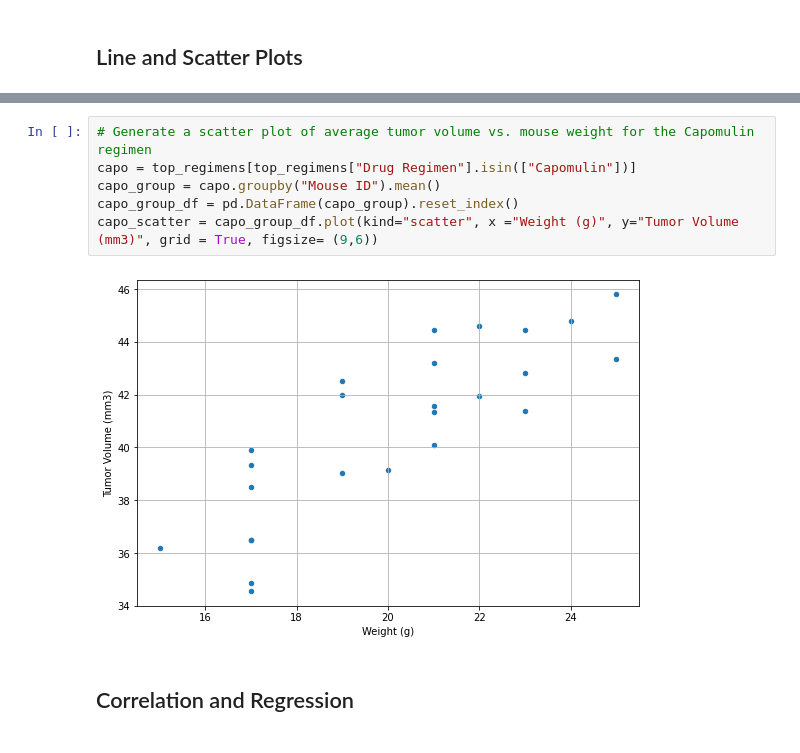
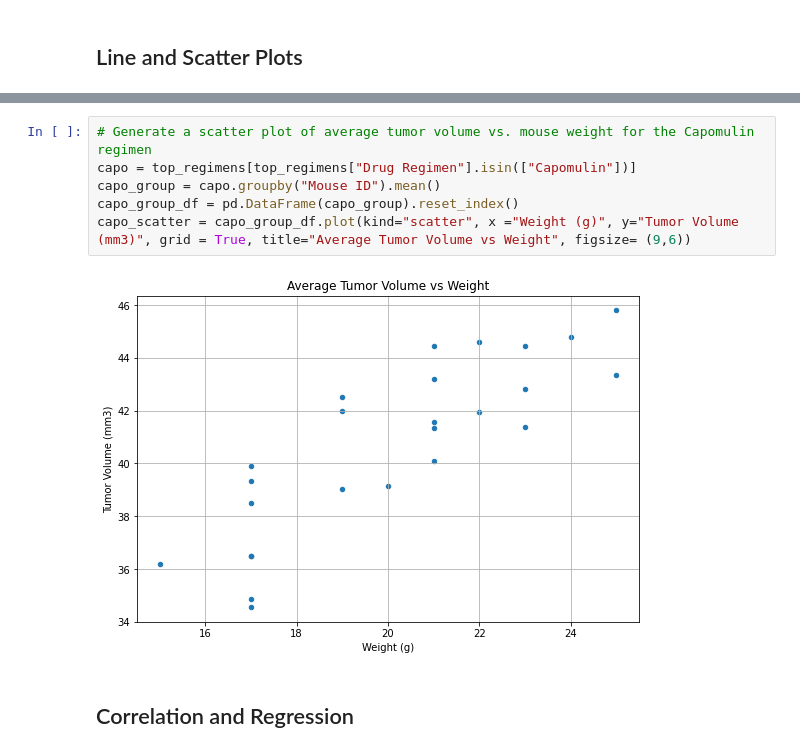
Before and after one commit to lauragabrielson/Matplotlib_Challenge, a Jupyter notebook: pymaceuticals_starter.ipynb, the cells around one changed output, grey strips where cells are left out. Drawn from its saved outputs; the diff is of its cells as text.

```diff
--- a/pymaceuticals_starter.ipynb
+++ b/pymaceuticals_starter.ipynb
@@ -317,11 +317,11 @@ plt.show()
 # %%
 # Generate a scatter plot of average tumor volume vs. mouse weight for the Capomulin regimen
 capo = top_regimens[top_regimens["Drug Regimen"].isin(["Capomulin"])]
 capo_group = capo.groupby("Mouse ID").mean()
 capo_group_df = pd.DataFrame(capo_group).reset_index()
-capo_scatter = capo_group_df.plot(kind="scatter", x ="Weight (g)", y="Tumor Volume (mm3)", grid = True, figsize= (9,6))
+capo_scatter = capo_group_df.plot(kind="scatter", x ="Weight (g)", y="Tumor Volume (mm3)", grid = True, title="Average Tumor Volume vs Weight", figsize= (9,6))
 # %% [output]
-[figure, old version]
+[figure, new version]
 # %% [markdown]
 ## Correlation and Regression
 # %%
```
Also changed, not shown: parts of 5 cells of this notebook.
